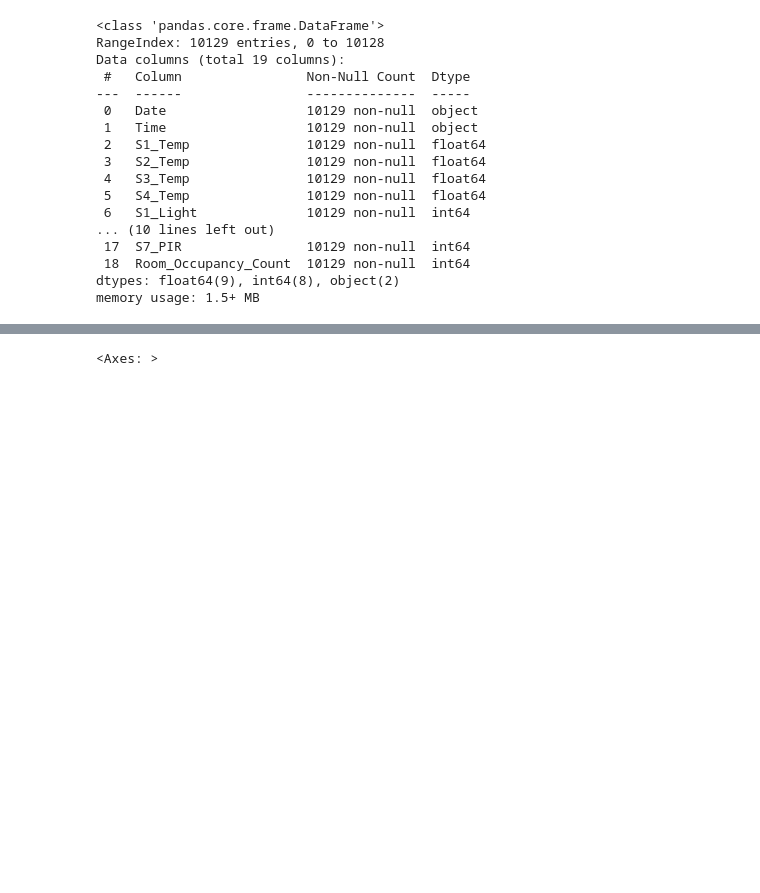
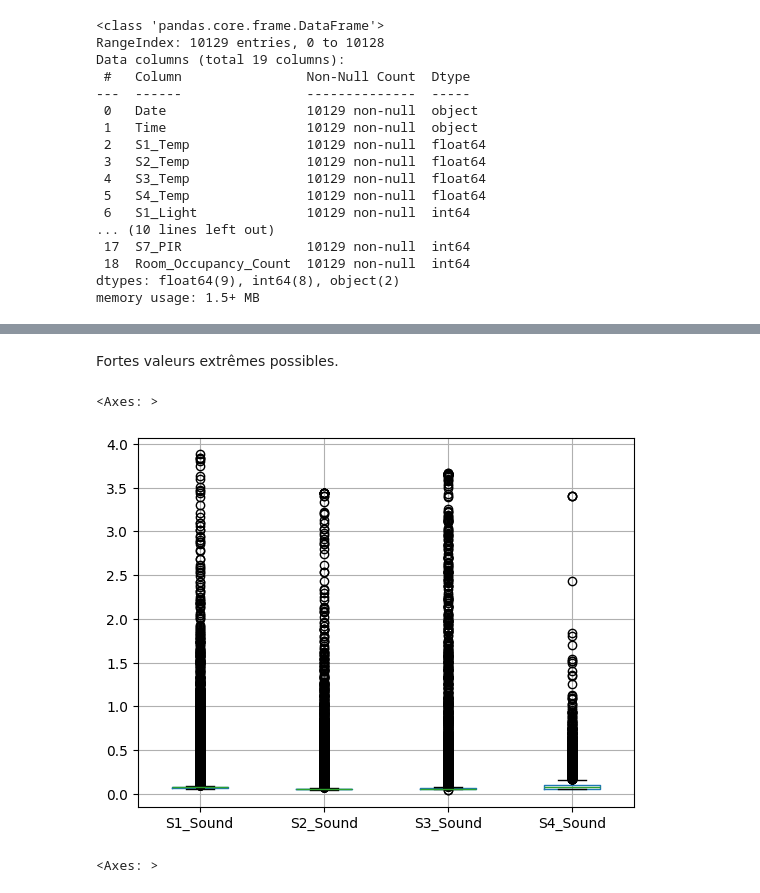
Before and after one commit to valentinedum/room_occupancy_estimation, a Jupyter notebook: notebooks/exploration.ipynb, the cells around one changed output, grey strips where cells are left out. Cells and saved outputs as stored; diff of their text form; code cells hidden in the pictures; blank space fills up the shorter version.

```diff
--- a/notebooks/exploration.ipynb
+++ b/notebooks/exploration.ipynb
@@ -69,3 +85,10 @@ max        1.000000              3.000000
+# %% [markdown]
+Fortes valeurs extrêmes possibles.
+# %%
+df.boxplot(column=['S1_Sound', 'S2_Sound', 'S3_Sound' , 'S4_Sound' ])
+# %% [output]
+<Axes: >
+[figure, added]
 # %%
 df.boxplot(column=['S1_Temp', 'S2_Temp', 'S3_Temp', 'S4_Temp'])
 # %% [output]
```
Also changed, not shown: parts of 22 cells of this notebook.
